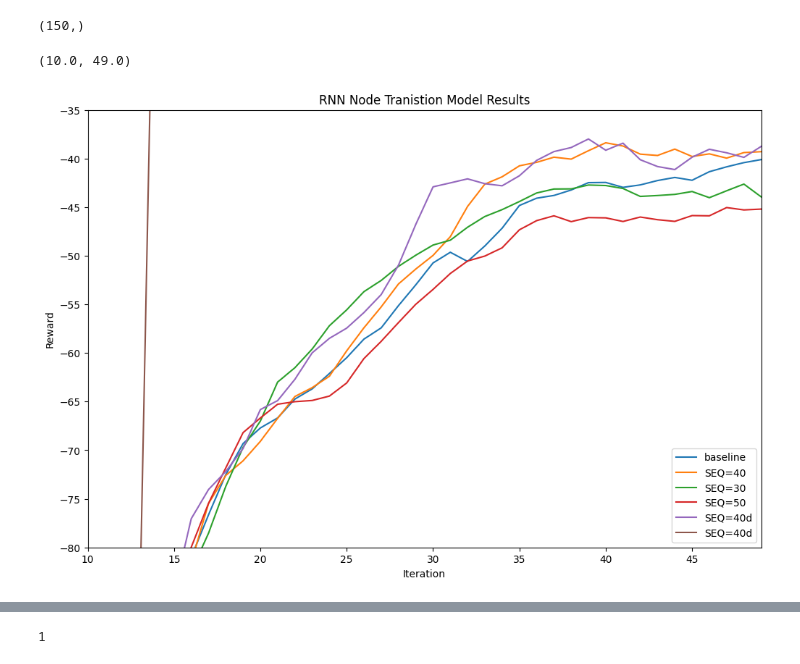
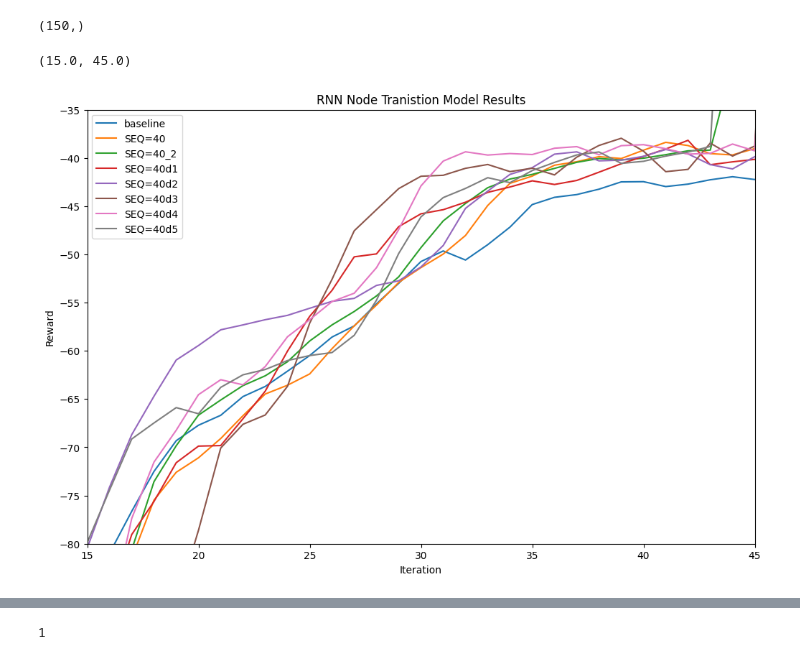
Before and after one commit to cage-challenge/cage-challenge-2, a Jupyter notebook: CybORG/CybORG/MBPPO/plots.ipynb, the cells around one changed output, grey strips where cells are left out. Drawn from its saved outputs; the diff is of its cells as text; code cells hidden in the pictures.

```diff
--- a/CybORG/CybORG/MBPPO/plots.ipynb
+++ b/CybORG/CybORG/MBPPO/plots.ipynb
@@ -22,10 +55,13 @@ for i in range(4):
     mean_30[i,:] = np.load('30_seq_lim_mem' + str(i) + '.npy')
 mean_30 = mean_30.mean(axis=0)
 
-mean_50 = np.zeros((4,50))
-for i in range(4):
-    mean_50[i,:] = np.load('50_seq_lim_mem' + str(i) + '.npy')
-mean_50 = mean_50.mean(axis=0)
+mean_40_2 = np.zeros((4,50))
+ind = 0
+for i in range(5):
+    if i == 1: continue
+    mean_40_2[ind,:45] = np.load('40_seq_lim_mem_4000_dream' + str(i) + '.npy')[0:45]
+    ind += 1
+mean_40_2 = mean_40_2.mean(axis=0)
 # %%
 np.load('ppo_meander' + str(i) + '.npy').shape
 # %% [output]
@@ -43,38 +83,40 @@ plt.plot(mean, label="baseline")
 #plt.plot(np.load('node_priv_unk_lstm2.npy'), label="loss fix2")
 #plt.plot(np.load('node_priv_unk_lstm3.npy'), label="loss fix3")
 
 #plt.plot(np.load('node_feedforward_seq_reward0.npy'), label="node_state_action_reward0")
 #plt.plot(np.load('node_feedforward_seq_reward1.npy'), label="node_state_action_reward0")
 
 #plt.plot(np.load('working_maybe0.npy'), label="SEQ=40")
-plt.plot(mean_40, label="SEQ=40")
-plt.plot(mean_30, label="SEQ=30")
-plt.plot(mean_50, label="SEQ=50")
-plt.plot(np.load('40_seq_lim_mem_4000_dream0.npy'), label="SEQ=40d")
-plt.plot(np.load('40_seq_lim_mem_4000_dream1.npy'), label="SEQ=40d")
+plt.plot(np.arange(1,51), mean_40, label="SEQ=40")
+plt.plot(np.arange(1,51), mean_40_2, label="SEQ=40_2")
+plt.plot(np.arange(1,51), np.load('40_seq_lim_mem_4000_dream0.npy'),label="SEQ=40d1")
+plt.plot(np.arange(1,51), np.load('40_seq_lim_mem_4000_dream2.npy'), label="SEQ=40d2")
+plt.plot(np.arange(1,51), np.load('40_seq_lim_mem_4000_dream1.npy'), label="SEQ=40d3")
+plt.plot(np.arange(1,51), np.load('40_seq_lim_mem_4000_dream3.npy'), label="SEQ=40d4")
+plt.plot(np.arange(1,46), np.load('40_seq_lim_mem_4000_dream4.npy'), label="SEQ=40d5")
 # plt.plot(np.load('50_seq_lim_mem1.npy'), label="SEQ=50")
 # plt.plot(np.load('50_seq_lim_mem2.npy'), label="SEQ=50")
 # plt.plot(np.load('50_seq_lim_mem3.npy'), label="SEQ=50")
 # plt.plot(np.load('50_seq_lim_mem4.npy'), label="SEQ=50")
 # plt.plot(np.load('40_seq_lim_mem1.npy'), label="SEQ=40")
 # plt.plot(np.load('40_seq_lim_mem2.npy'), label="SEQ=40")
 # plt.plot(np.load('40_seq_lim_mem3.npy'), label="SEQ=40")
 # plt.plot(np.load('40_seq_lim_mem4.npy'), label="SEQ=40")
 #plt.plot(np.load('working_maybe0.npy'), label="Result 1")
 #plt.plot(np.load('node_id_branch3.npy'), label="Result 3")
 #plt.plot(np.load('node_id_branch4.npy'), label="Result 4")
 #plt.plot(np.load('node_validation1.npy'), label="Result 5")
 
 #plt.plot(np.load('node_state_action_reward3.npy'), label="node_state_action_reward3")
 #plt.plot(np.load('node_priv_unk_lstm5.npy'), label="loss fix5")
 #plt.plot(np.load('node_priv_unk_lstm6.npy'), label="loss fix6")
 
 plt.legend()
 plt.title('RNN Node Tranistion Model Results')
 plt.xlabel('Iteration')
 plt.ylabel('Reward')
 plt.ylim(-80, -35)
-plt.xlim(10, 49)
+plt.xlim(15, 45)
 # %% [output]
-(10.0, 49.0)
+(15.0, 45.0)
-[figure, old version]
+[figure, new version]
```
Also changed, not shown: parts of 9 cells of this notebook, 8 other files.
